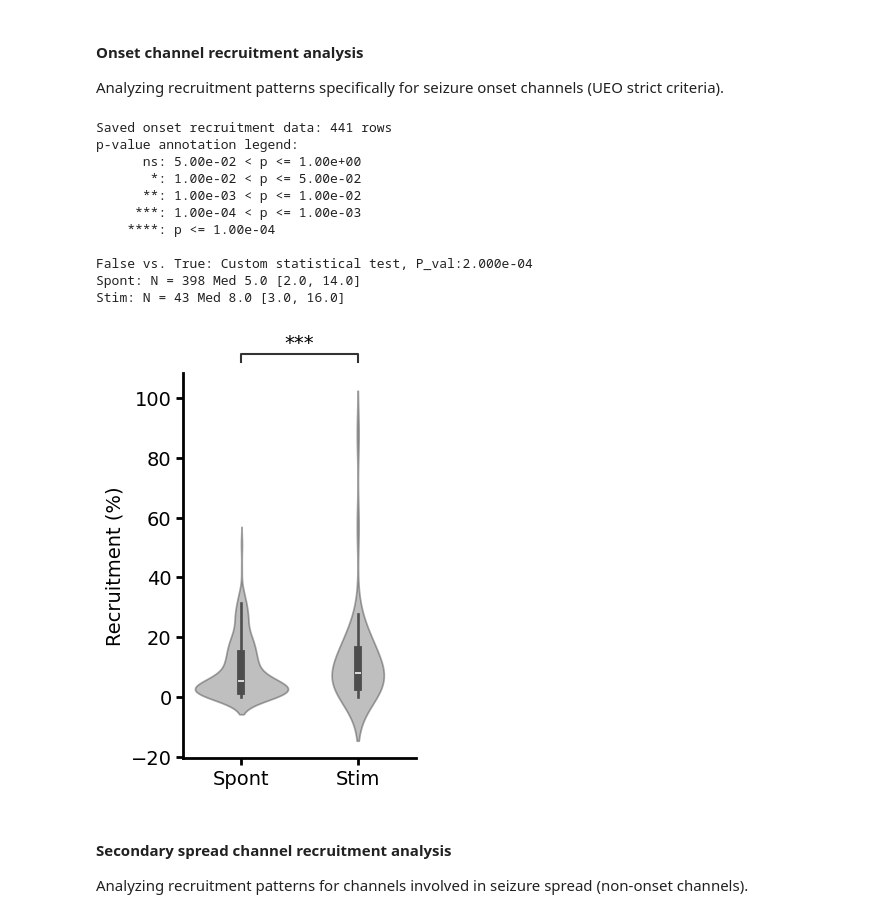
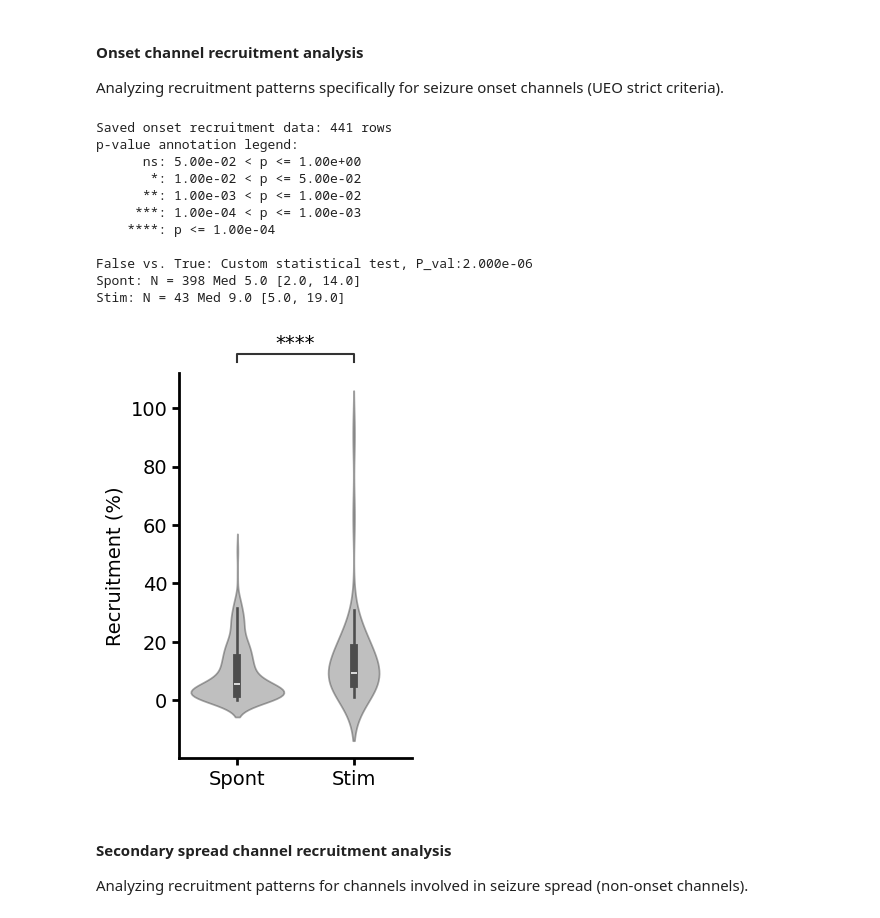
Before and after one commit to penn-cnt/stim-seizures-manuscript, a Jupyter notebook: code/model_prediction_analysis_manuscript.ipynb, the cells around one changed output. Saved outputs shown, nothing was run; the diff lists cells and outputs as text; code cells hidden in the pictures.

```diff
--- a/code/model_prediction_analysis_manuscript.ipynb
+++ b/code/model_prediction_analysis_manuscript.ipynb
@@ -146,6 +146,7 @@ for pt, group in pt_groups:
 # %%
 # Map electrode channels to brain regions and create channel/region masks
 # This creates binary masks for different seizure onset definitions
+
 sz_annots[['all_rs','sz_rs']] = None
 sz_annots[['all_rs','sz_rs']] = sz_annots[['all_rs','sz_rs']].astype(object)
 for idx, row in sz_annots.iterrows():
@@ -171,6 +172,9 @@ for idx, row in sz_annots.iterrows():
         # UEO = Unequivocal Electrographic Onset, SEC = Secondary spread
         for col in ['ueo_chs_strict', 'ueo_chs_loose', 'sec_chs_strict', 'sec_chs_loose']:
             chs = row[col]
+            if STIMFLAG and (sz_annots.loc[idx, 'stim'] == 1):
+                stim_chs = clean_labels(row.stim_channels.split('-'), '')
+                chs = np.concatenate((chs,stim_chs))
             # Create channel-level binary mask
             sz_annots.at[idx, col + '_mask'] = np.atleast_1d([ch in chs for ch in row['all_channels']])
 
@@ -592,37 +596,37 @@ recruitment_df_onset.to_csv(ospj(prodatapath,'recruitment_df_onset.csv'), index=
 print(f"Saved onset recruitment data: {len(recruitment_df_onset)} rows")
 
 # Create violin plot for onset channel recruitment comparison
 fig,ax = plt.subplots(figsize=(3,5))
 sns.violinplot(recruitment_df,x='stim',y='Recruitment',ax=ax,alpha=0.5,color='gray')
 sns.despine()
 
 # Add statistical annotation (p-value from external R mixed-effects analysis)
 annotator = Annotator(ax,[(True,False)],data=recruitment_df,x='stim',y='Recruitment')
 annotator.configure(test=None, loc='outside', text_format='star', fontsize=14,
         pvalue_thresholds=[[1e-4, "****"], [1e-3, "***"], [1e-2, "**"],
                           [0.05, "*"],[1, "ns"]])
-annotator.set_pvalues([0.0002]).annotate() # From R lme_recruitment_analysis.R
+annotator.set_pvalues([0.000002]).annotate() # From R lme_recruitment_analysis.R
 
 plt.xticks([0,1],['Spont','Stim'])
 plt.xlabel('')
 plt.ylabel('Recruitment (%)')
 
 # Print summary statistics
 recruitment_df.groupby('stim').apply(recruitment_summary);
 fig.savefig(ospj(figpath,"figure_3_C.pdf"),bbox_inches='tight')
 # %% [output]
 Saved onset recruitment data: 441 rows
 p-value annotation legend:
       ns: 5.00e-02 < p <= 1.00e+00
        *: 1.00e-02 < p <= 5.00e-02
       **: 1.00e-03 < p <= 1.00e-02
      ***: 1.00e-04 < p <= 1.00e-03
     ****: p <= 1.00e-04
 
-False vs. True: Custom statistical test, P_val:2.000e-04
+False vs. True: Custom statistical test, P_val:2.000e-06
 Spont: N = 398 Med 5.0 [2.0, 14.0]
-Stim: N = 43 Med 8.0 [3.0, 16.0]
+Stim: N = 43 Med 9.0 [5.0, 19.0]
-[figure, old version]
+[figure, new version]
 # %% [markdown]
 #### Secondary spread channel recruitment analysis
 
```
Also changed, not shown: parts of 14 cells of this notebook, 1 other file.
